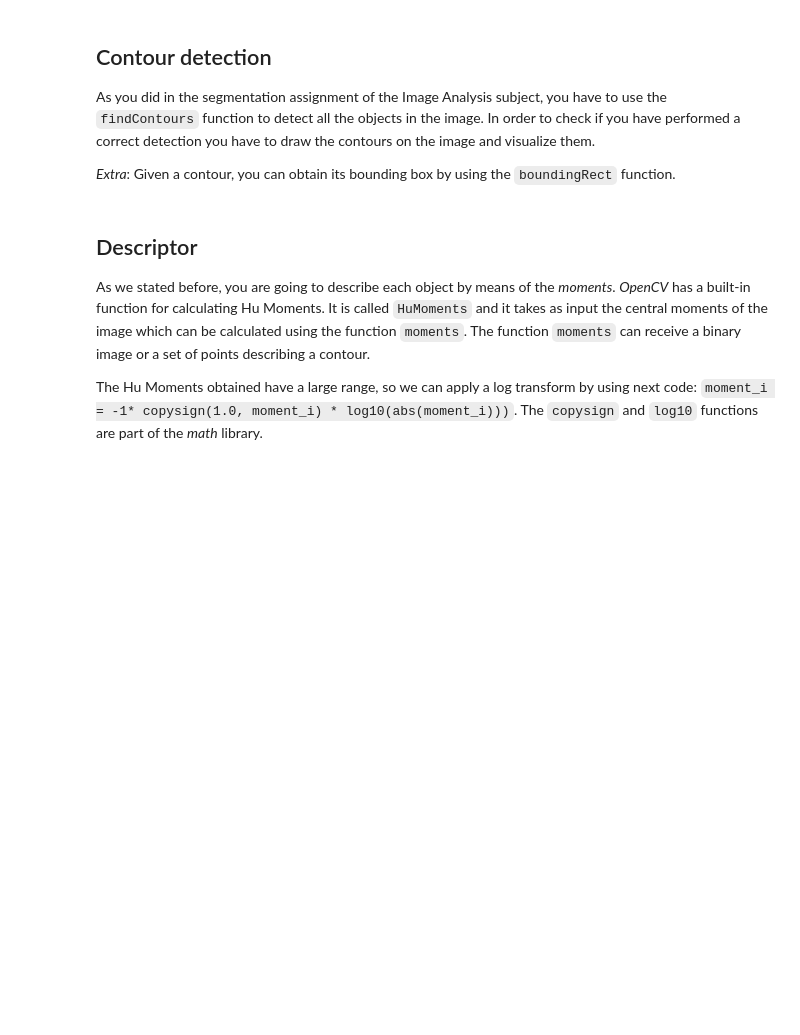
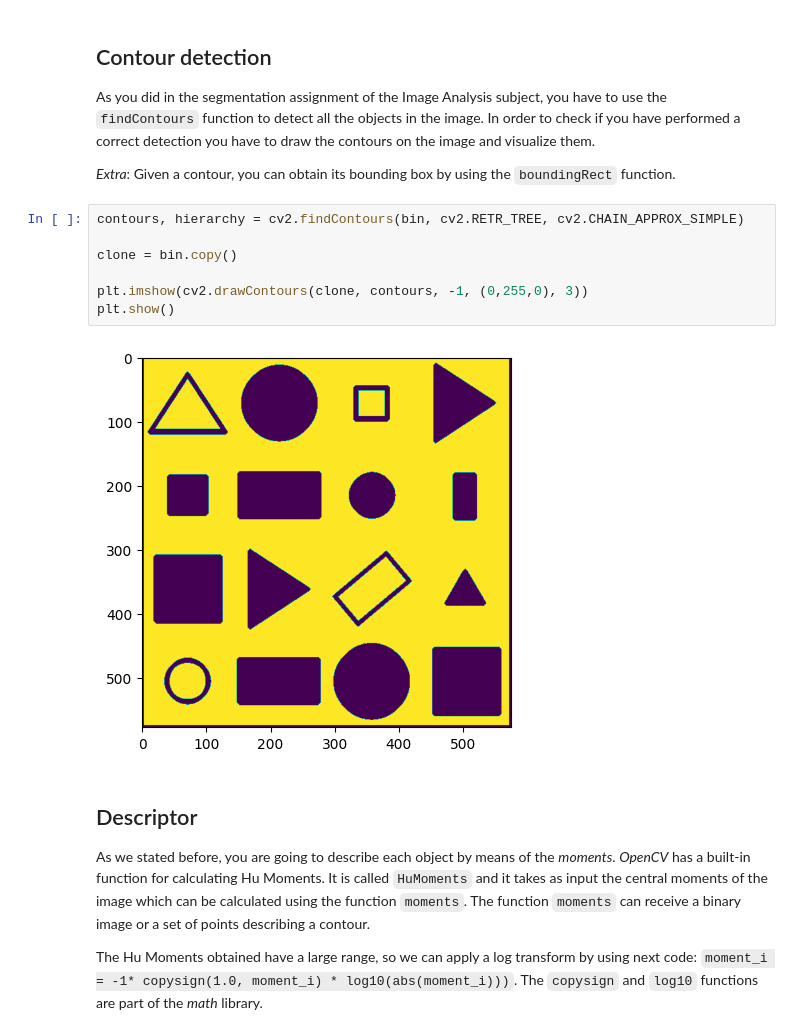
Before and after one commit to martigelabert/image3D, a Jupyter notebook: Hu_moments/Exercise.ipynb, the cells around one changed output. Saved outputs shown, nothing was run; the diff lists cells and outputs as text; blank space fills up the shorter version.

```diff
--- a/Hu_moments/Exercise.ipynb
+++ b/Hu_moments/Exercise.ipynb
@@ -20,6 +27,15 @@ im = cv2.imread(filename, cv2.IMREAD_GRAYSCALE)
 As you did in the segmentation assignment of the Image Analysis subject, you have to use the `findContours` function to detect all the objects in the image. In order to check if you have performed a correct detection you have to draw the contours on the image and visualize them.
 
 _Extra_: Given a contour, you can obtain its bounding box by using the `boundingRect` function.
+# %%
+contours, hierarchy = cv2.findContours(bin, cv2.RETR_TREE, cv2.CHAIN_APPROX_SIMPLE)
+
+clone = bin.copy()
+
+plt.imshow(cv2.drawContours(clone, contours, -1, (0,255,0), 3))
+plt.show()
+# %% [output]
+[figure, added]
 # %% [markdown]
 ## Descriptor
 
```
Also changed, not shown: parts of 3 cells of this notebook.
